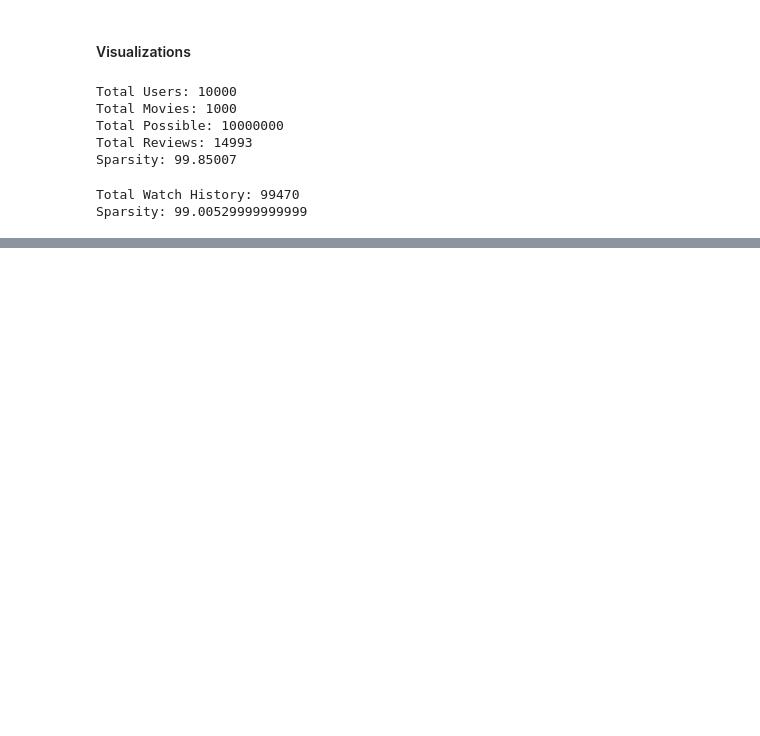
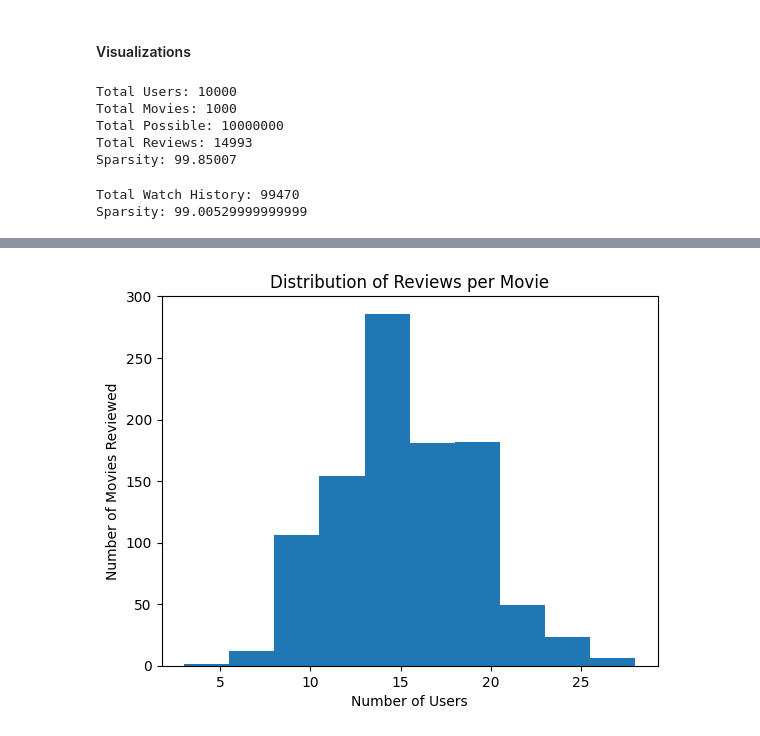
Before and after one commit to CMPE-257-JC/recommender-systems-project, a Jupyter notebook: notebooks/EDA.ipynb, the cells around one changed output, grey strips where cells are left out. Drawn from its saved outputs; the diff is of its cells as text; code cells hidden in the pictures; blank space fills up the shorter version.

```diff
--- a/notebooks/EDA.ipynb
+++ b/notebooks/EDA.ipynb
@@ -245,0 +274,10 @@ Sparsity: 99.00529999999999
+# %%
+# Movie Popularity (Ratings)
+movie_popularity_reviews = reviews_df.groupby('movie_id')['user_id'].nunique()
+plt.hist(movie_popularity_reviews)
+plt.title('Distribution of Reviews per Movie')
+plt.xlabel('Number of Users')
+plt.ylabel('Number of Movies Reviewed')
+plt.show()
+# %% [output]
+[figure, added]
```
Also changed, not shown: parts of 5 cells of this notebook.
